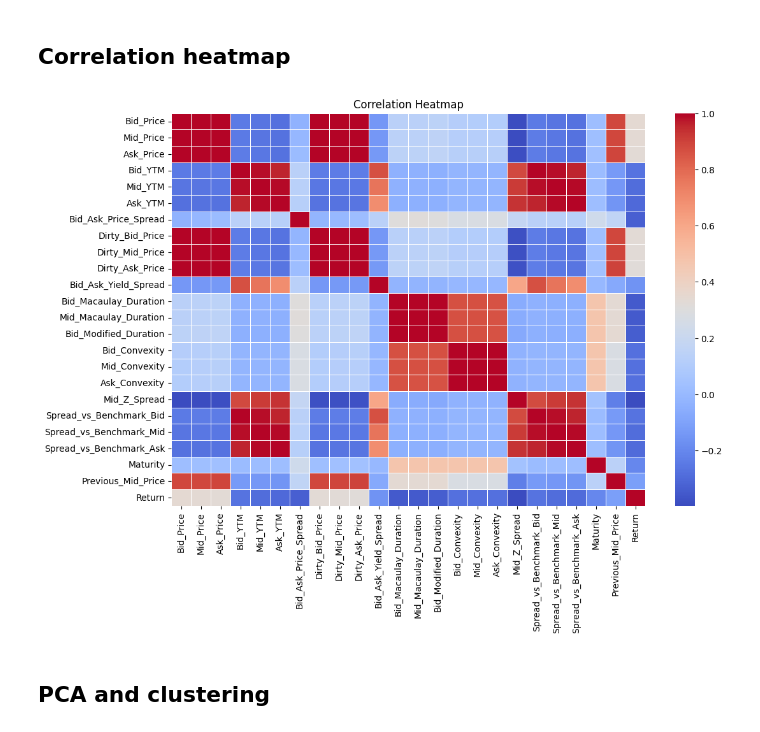
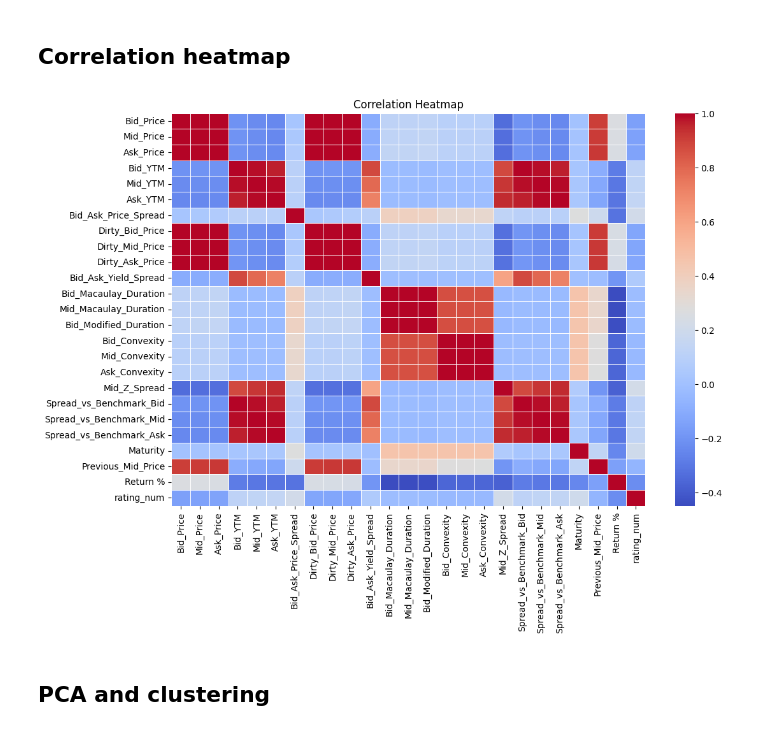
Before and after one commit to malmousawi/COMP0047, a Jupyter notebook: PaulaDataVisualization.ipynb, the cells around one changed output. Cells and saved outputs as stored; diff of their text form; code cells hidden in the pictures.

```diff
--- a/PaulaDataVisualization.ipynb
+++ b/PaulaDataVisualization.ipynb
@@ -47,7 +51,5 @@ Importing the complete merged dataset
 # %%
-bond_data = pd.read_parquet(
-    "Bond_Pricing_With_Returns_And_Ratings.parquet"
-)
+bond_data = pd.read_parquet("COMP0047Data/Bond_Pricing_With_Returns_And_Ratings.parquet")
 print(bond_data.columns)
 # %% [output]
 Index(['ISIN', 'CUSIP', 'Ticker', 'Short_name_of_Issuer', 'Currency',
@@ -83,0 +84,18 @@ bond_data
+# %%
+import pandas as pd
+import numpy as np
+import seaborn as sns
+import matplotlib.pyplot as plt
+
+rating_order = [
+    "AAA", "AA+", "AA", "AA-", "A+", "A", "A-",
+    "BBB+", "BBB", "BBB-", "BB+", "BB", "BB-",
+    "B+", "B", "B-", "CCC", "CC", "C", "D", "NR"
+]
+rating_map = {r: i+1 for i, r in enumerate(rating_order)}
+
+bond_data = bond_data.copy()
+bond_data["rating_num"] = bond_data["SNP"].map(rating_map)
+bond_data = bond_data[bond_data["rating_num"].notna()]  # drop unrated or unmapped
+
+bond_data["SNP"] = pd.Categorical(bond_data["SNP"], categories=rating_order, ordered=True)
@@ -136,13 +198,16 @@ Index(['Bid_Price', 'Mid_Price', 'Ask_Price', 'Bid_YTM', 'Mid_YTM', 'Ask_YTM',
 # %% [markdown]
 ## Correlation heatmap
 # %%
-corr_matrix = numeric_bond_data.corr()
+numeric_cols = numeric_bond_data.select_dtypes(include='number')
+
+corr_matrix = numeric_cols.corr()
+
 plt.figure(figsize=(12, 8))
-sns.heatmap(corr_matrix, annot=False, cmap='coolwarm', linewidths=0.5 )
+sns.heatmap(corr_matrix, annot=False, cmap='coolwarm', linewidths=0.5)
 plt.title('Correlation Heatmap')
 plt.show()
 # %% [output]
-[figure, old version]
+[figure, new version]
 # %% [markdown]
 ## PCA and clustering
 # %%
```
Also changed, not shown: parts of 18 cells of this notebook.
